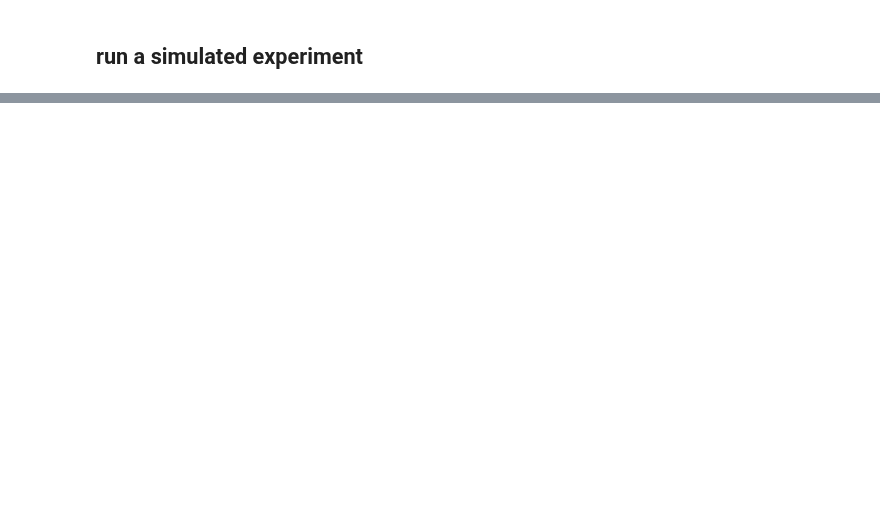
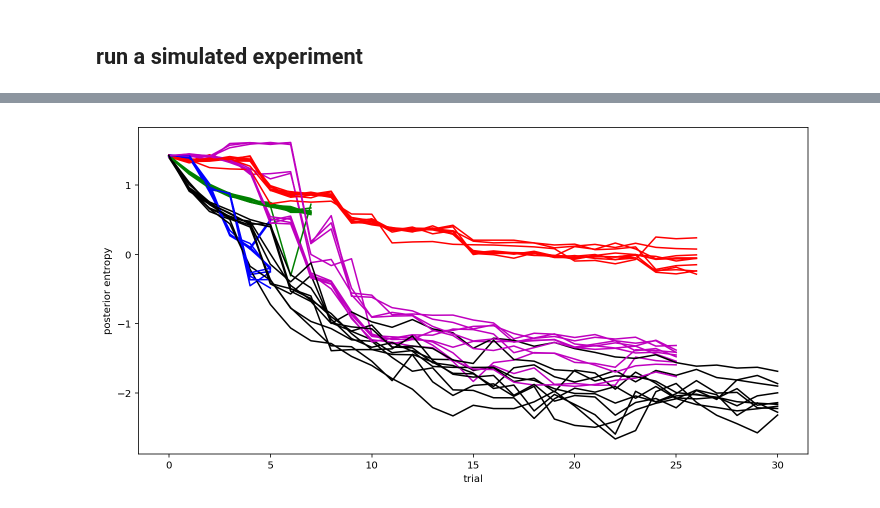
Before and after one commit to drbenvincent/darc_toolbox, a Jupyter notebook: dev/posterior entropy test.ipynb, the cells around one changed output, grey strips where cells are left out. Cells and saved outputs as stored; diff of their text form; code cells hidden in the pictures; blank space fills up the shorter version.

```diff
--- a/dev/posterior entropy test.ipynb
+++ b/dev/posterior entropy test.ipynb
@@ -53,0 +55,47 @@ plt.plot(summary_stats['logk_entropy'], '-o')
+# %%
+fig, ax = plt.subplots(figsize=(12, 6))
+
+for n in range(N_SIMULATIONS):
+    # Kirby ----------------------------------------------------------------------
+    design_thing = Kirby2009()
+    model = models.Hyperbolic(n_particles=5000)
+    model.θ_true = true_params
+    fitted_model, summary_stats = simulated_experiment_trial_loop(design_thing, model)
+    ax.plot(summary_stats['logk_entropy'], 'r-')
+
+    # Griskevicius2011delay ----------------------------------------------------------
+    design_thing = Griskevicius2011delay()
+    model = models.Hyperbolic(n_particles=5000)
+    model.θ_true = true_params
+    fitted_model, summary_stats = simulated_experiment_trial_loop(design_thing, model)
+    ax.plot(summary_stats['logk_entropy'], 'g-')
+
+    # Koffarnus_Bickel ----------------------------------------------------------
+    design_thing = Koffarnus_Bickel()
+    model = models.Hyperbolic(n_particles=5000)
+    model.θ_true = true_params
+    fitted_model, summary_stats = simulated_experiment_trial_loop(design_thing, model)
+    ax.plot(summary_stats['logk_entropy'], 'b-')
+
+    # Frye ----------------------------------------------------------
+    design_thing = Frye()
+    model = models.Hyperbolic(n_particles=5000)
+    model.θ_true = true_params
+    fitted_model, summary_stats = simulated_experiment_trial_loop(design_thing, model)
+    ax.plot(summary_stats['logk_entropy'], 'm-')
+
+    # our approach --------------------------------------------------------------
+    design_thing = DARCDesign(max_trials=30,
+                              RA=list(np.arange(5, 99+1, 1)),
+                              DB=list(np.arange(1, 365, 7)))
+    model = models.Hyperbolic(n_particles=5000)
+    model.θ_true = true_params
+    fitted_model, summary_stats = simulated_experiment_trial_loop(design_thing, model)
+    ax.plot(summary_stats['logk_entropy'], 'k-')
+
+
+
+ax.set_xlabel('trial')
+ax.set_ylabel('posterior entropy');
+# %% [output]
+[figure, added]
```
Also changed, not shown: parts of 8 cells of this notebook.
